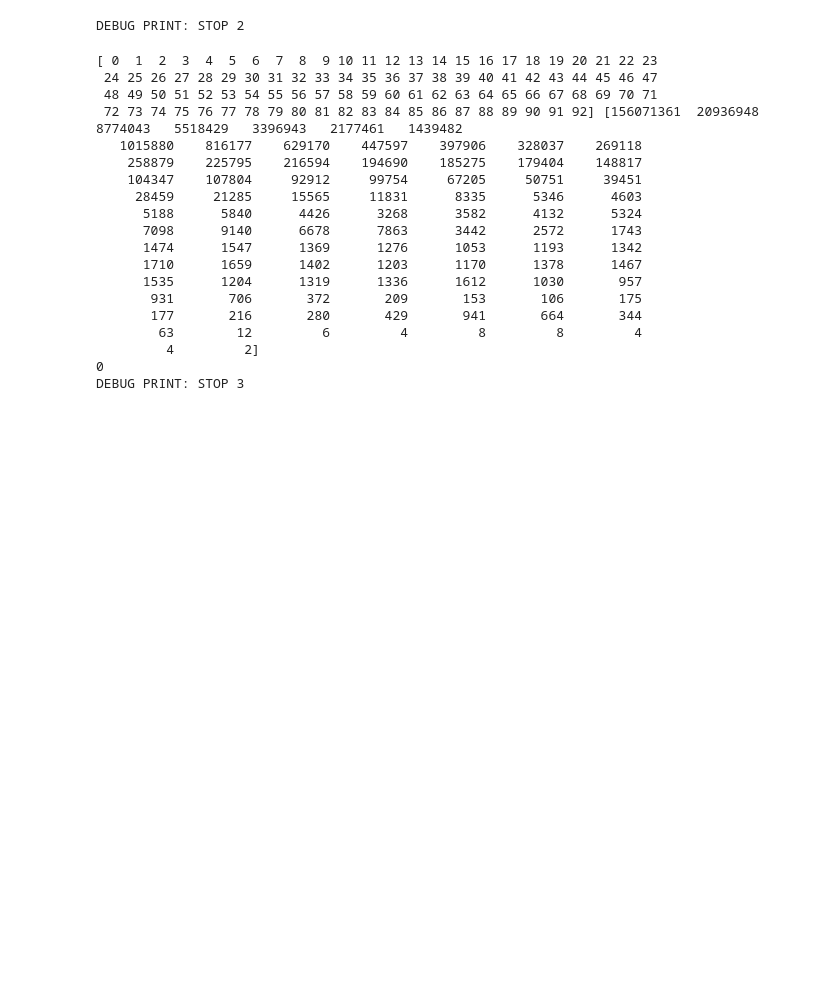
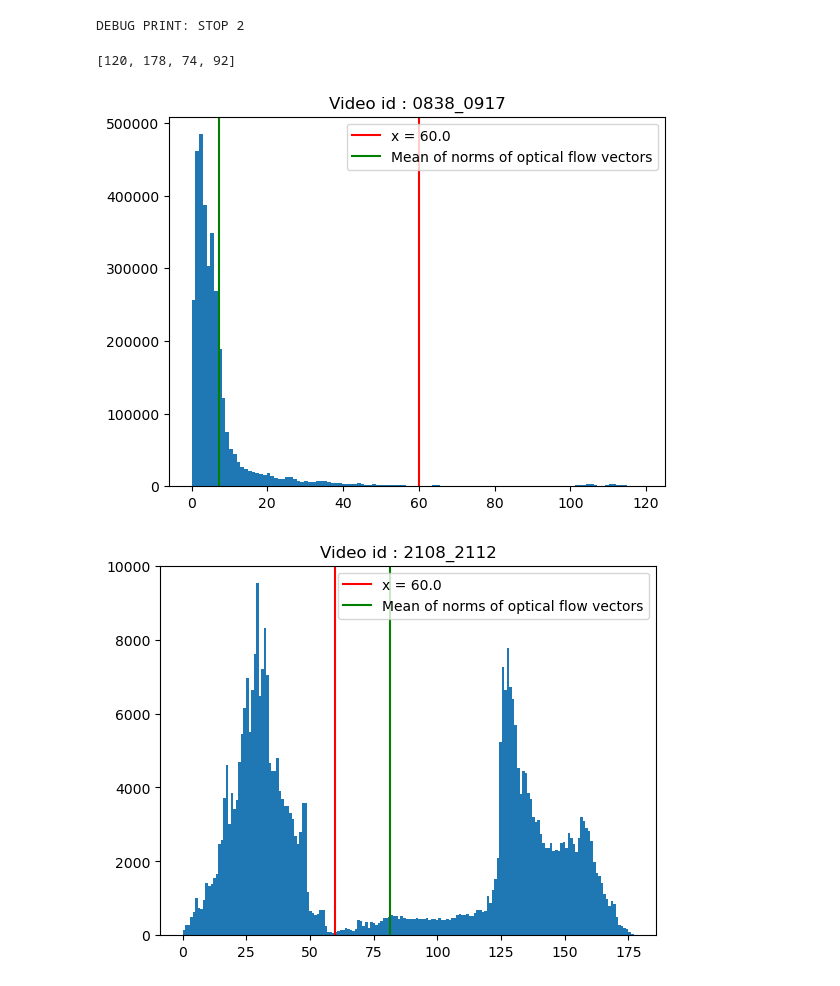
Before and after one commit to mirarzf/OF-tracker, a Jupyter notebook: analyzeopticalflow.ipynb, the cells around one changed output. Drawn from its saved outputs; the diff is of its cells as text; code cells hidden in the pictures; blank space fills up the shorter version.

```diff
--- a/analyzeopticalflow.ipynb
+++ b/analyzeopticalflow.ipynb
@@ -6,20 +6,25 @@ import matplotlib
 import matplotlib.pyplot as plt
 
 ### Folders
-offolder = 'c:/Users/hvrl/Documents/data/KU/of300/framestep0001'
+offolder = 'c:/Users/hvrl/Documents/data/KU/of300/framestep0025'
 # %%
 of_folder = Path(offolder)
 # Get list of all optical frames path
 of_list = [f for f in of_folder.iterdir() if f.is_file() and '.npy' in str(f)]
 
+videos_ids = [
+    "0838_0917",
+    "2108_2112",
+    "5909_5915",
+    "green0410_0452"
+]
+
 # List of values
-all_values = []
+all_values = [[] for i in range(len(videos_ids))]
 
-for flowfile in of_list:
-    flow = np.load(flowfile)
-    norms = np.sqrt(flow[:,:,0]**2+flow[:,:,1]**2)
-    all_values += list(norms.flatten().astype(int))
-
-print(min(all_values), max(all_values))
-mini = min(all_values)
-maxi = max(all_values)
+for i, id in enumerate(videos_ids):
+    for flowfile in of_list:
+        if id in str(flowfile.stem):
+            flow = np.load(flowfile)
+            norms = np.sqrt(flow[:,:,0]**2+flow[:,:,1]**2)
+            all_values[i] += list(norms.flatten().astype(int))
@@ -36,31 +31,5 @@ DEBUG PRINT: STOP 1
 # %%
-a = np.array(all_values)
-unique, counts = np.unique(a, return_counts=True)
+counts_list = [np.unique(np.array(values_list), return_counts=True) for values_list in all_values]
 print("DEBUG PRINT: STOP 2")
 # %% [output]
 DEBUG PRINT: STOP 2
-# %%
-print(unique, counts)
-
-print(unique[np.argmax(np.array(counts))])
-print("DEBUG PRINT: STOP 3")
-# %% [output]
-[ 0  1  2  3  4  5  6  7  8  9 10 11 12 13 14 15 16 17 18 19 20 21 22 23
- 24 25 26 27 28 29 30 31 32 33 34 35 36 37 38 39 40 41 42 43 44 45 46 47
- 48 49 50 51 52 53 54 55 56 57 58 59 60 61 62 63 64 65 66 67 68 69 70 71
- 72 73 74 75 76 77 78 79 80 81 82 83 84 85 86 87 88 89 90 91 92] [156071361  20936948   8774043   5518429   3396943   2177461   1439482
-   1015880    816177    629170    447597    397906    328037    269118
-    258879    225795    216594    194690    185275    179404    148817
-    104347    107804     92912     99754     67205     50751     39451
-     28459     21285     15565     11831      8335      5346      4603
-      5188      5840      4426      3268      3582      4132      5324
-      7098      9140      6678      7863      3442      2572      1743
-      1474      1547      1369      1276      1053      1193      1342
-      1710      1659      1402      1203      1170      1378      1467
-      1535      1204      1319      1336      1612      1030       957
-       931       706       372       209       153       106       175
-       177       216       280       429       941       664       344
-        63        12         6         4         8         8         4
-         4         2]
-0
-DEBUG PRINT: STOP 3
@@ -69,0 +36,21 @@ plt.show()
+# %%
+# print(counts_list)
+# for i in range(len(counts_list)):
+#     print(counts_list[i][0], len(counts_list[i][1]))
+
+nbOfBins = [len(counts_list[i][0]) for i in range(len(counts_list))]
+
+print(nbOfBins)
+# %% [output]
+[120, 178, 74, 92]
+# %%
+for i in range(len(counts_list)):
+    plt.hist(counts_list[i][0], bins=nbOfBins[i], weights=counts_list[i][1])
+    plt.axvline(x = 0.2*300, color = 'r', label = f'x = {0.2*300}')
+    plt.axvline(x = np.mean(all_values[i]), color = 'g', label = 'Mean of norms of optical flow vectors')
+    plt.legend(loc="best")
+    plt.title(f'Video id : {videos_ids[i]}')
+    plt.show()
+# %% [output]
+[figure, added]
+[figure, added]
```
Also changed, not shown: parts of 6 cells of this notebook.
